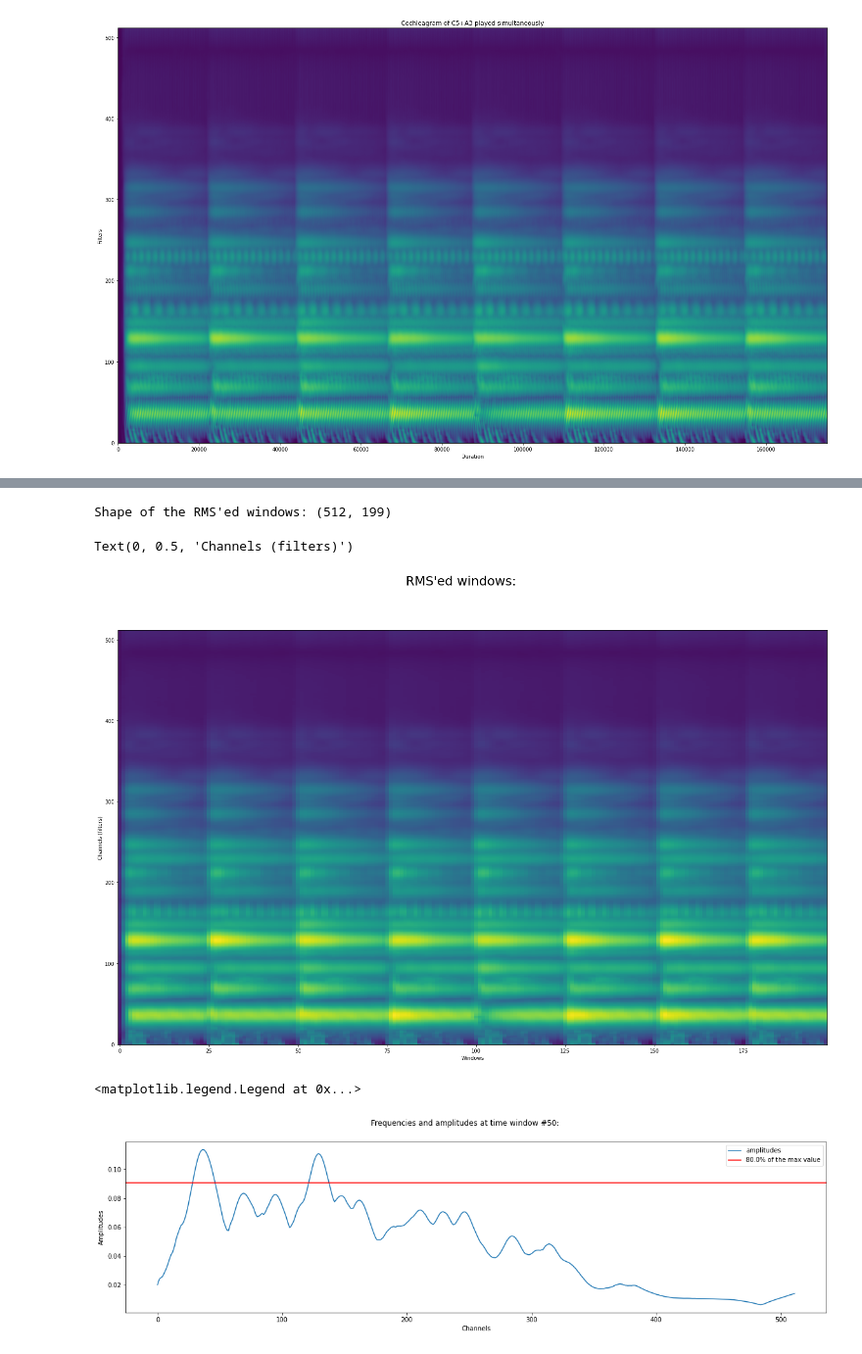
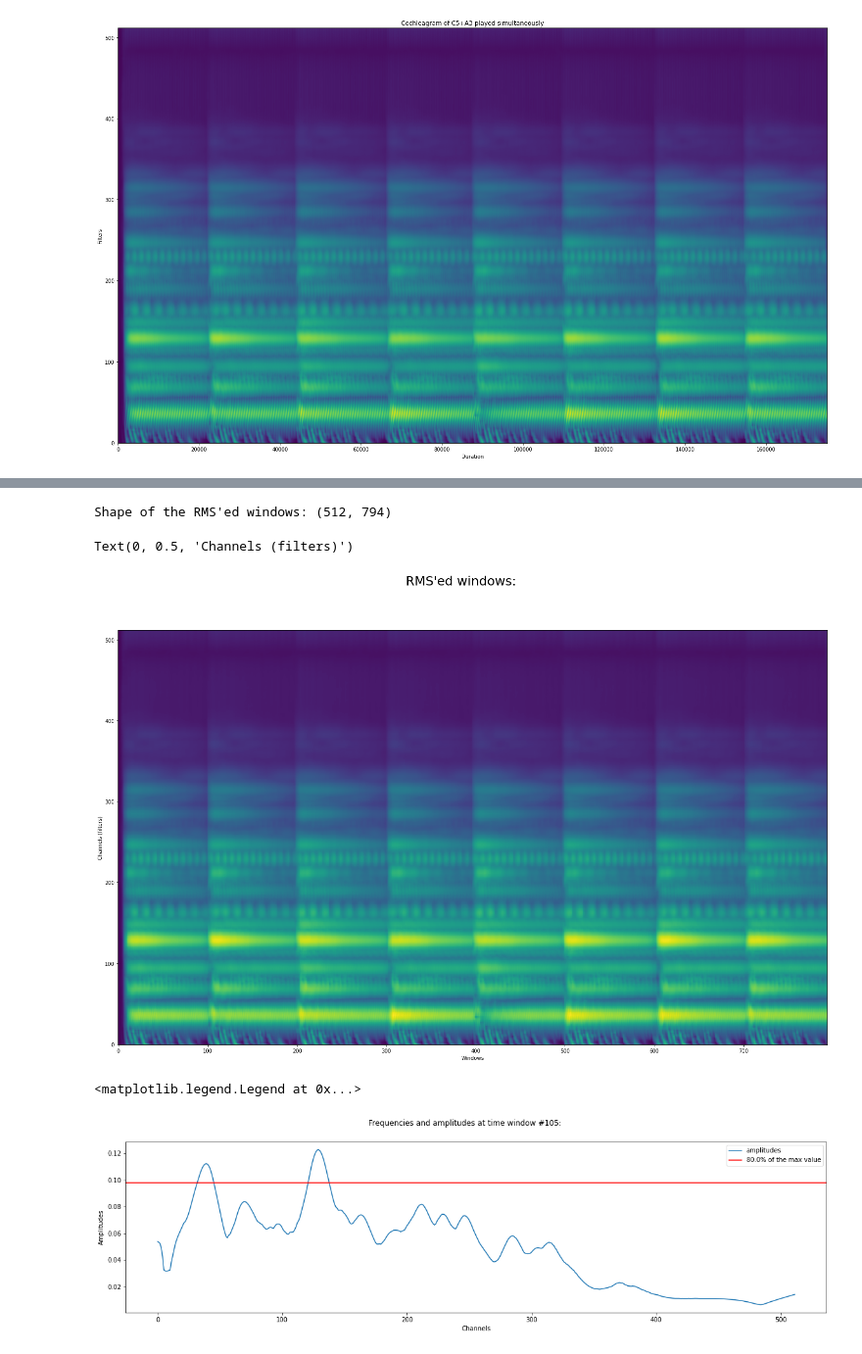
Before and after one commit to salveron/bachelors_thesis, a Jupyter notebook: notebooks/experiments.ipynb, the cells around one changed output, grey strips where cells are left out. Shown at 98% size. Drawn from its saved outputs; the diff is of its cells as text; code cells hidden in the pictures.

```diff
--- a/notebooks/experiments.ipynb
+++ b/notebooks/experiments.ipynb
@@ -150,11 +150,12 @@ Duration: 3.97061224 s, nsamples: 175104, samplerate: 44.1 kHz
 [figure]
 # %%
 import skimage
+samplerate = sound_c5_a3.nsamples / sound_c5_a3.duration
 window_length_s = 10 * msecond
-window_length = int(window_length_s * sound_c5_a3.nsamples)
+window_length = int(window_length_s * samplerate)
 window_shape = (output.shape[0], window_length)
 overlap_s = 5 * msecond
-overlap = int(overlap_s * sound_c5_a3.nsamples)
+overlap = int(overlap_s * samplerate)
 
 print(f"Applying windowing to {sound_c5_a3.nsamples} samples:\n"""
       f"Window: {window_length_s} ({window_length} samples), shape: {window_shape}\n"
@@ -197,24 +198,24 @@ suptitle("RMS'ed windows:", fontsize=25)
 xlabel("Windows")
 ylabel("Channels (filters)")
 # %% [output]
-Shape of the RMS'ed windows: (512, 199)
+Shape of the RMS'ed windows: (512, 794)
 Text(0, 0.5, 'Channels (filters)')
-[figure, old version]
+[figure, new version]
 # %%
-window_num = 50
+window_num = 105
 threshold = 0.8
 freqs = rmsed[:, window_num]
 
 figure(figsize=(20, 5))
 plot(freqs, label="amplitudes")
 axhline(freqs.max() * threshold, color="red", label=f"{threshold * 100}% of the max value")
 suptitle(f"Frequencies and amplitudes at time window #{window_num}:")
 xlabel("Channels")
 ylabel("Amplitudes")
 legend()
 # %% [output]
 <matplotlib.legend.Legend at 0x...>
-[figure, old version]
+[figure, new version]
 # %%
 from scipy.ndimage import gaussian_filter
 sigma = 5
```
Also changed, not shown: parts of 5 cells of this notebook, 3 other files.
